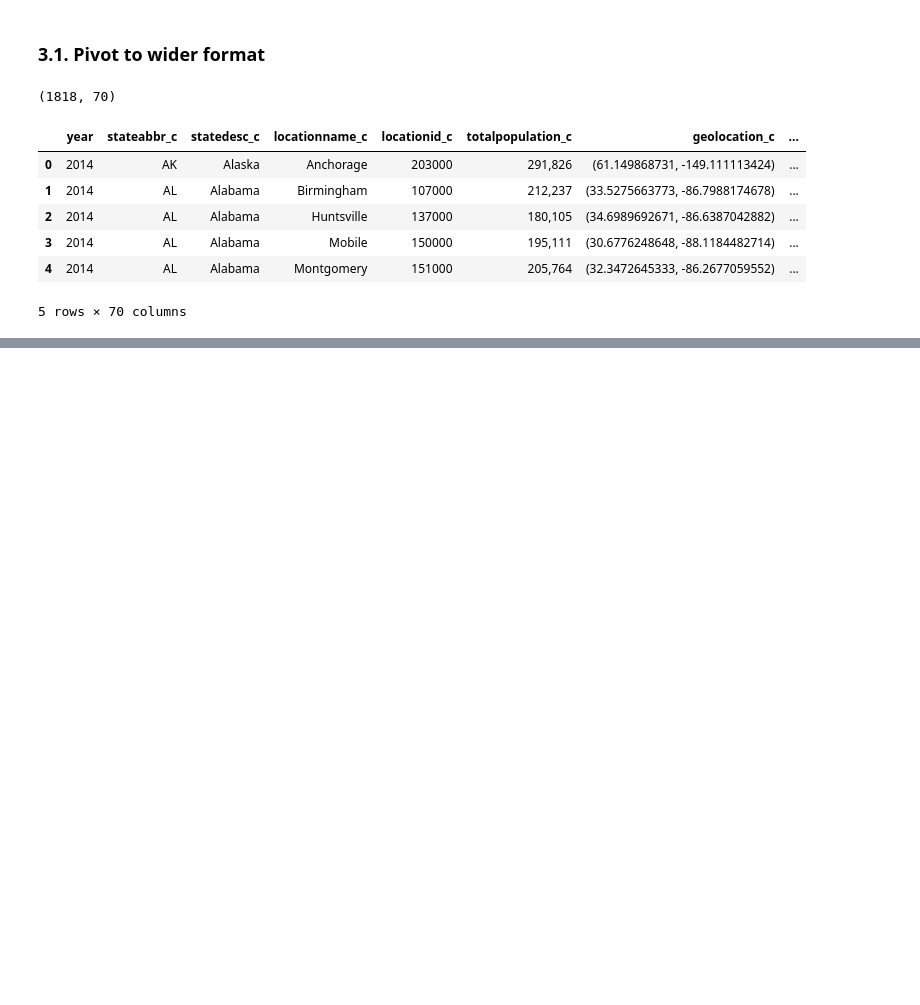
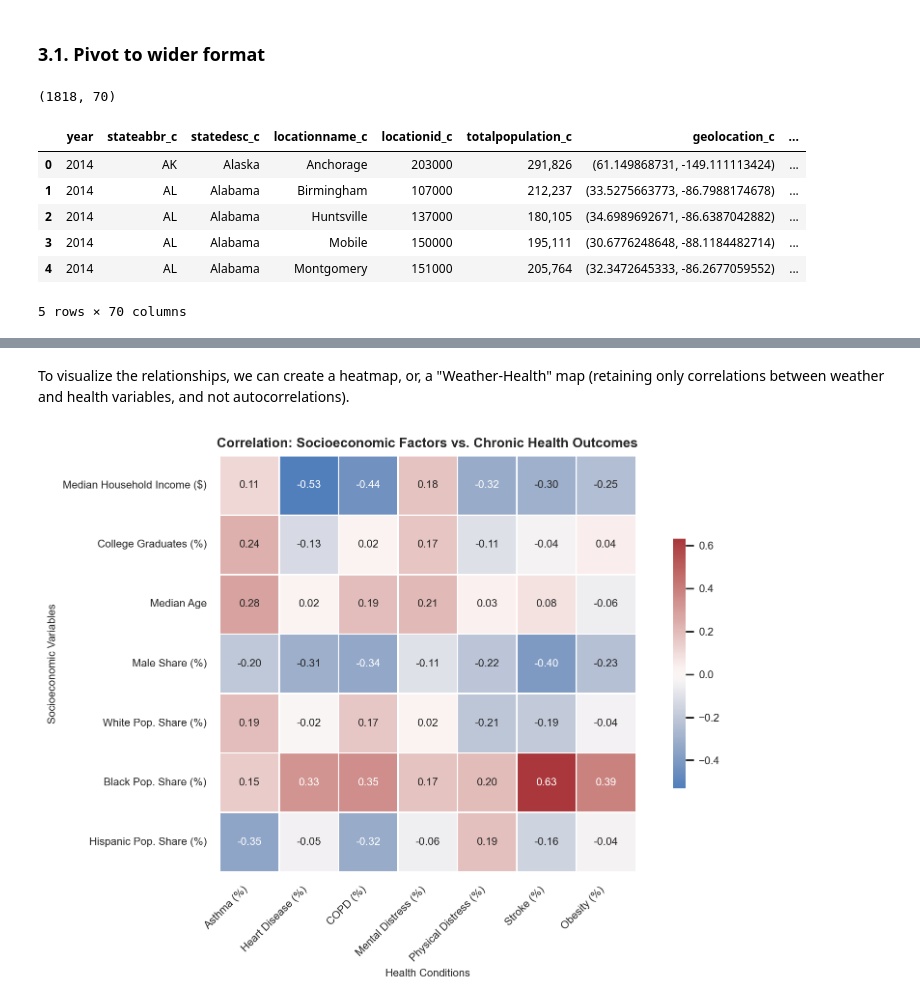
Before and after one commit to hertie-dsa-26/project-krasss, a Jupyter notebook: EDA/eda_bivariate.ipynb, the cells around one changed output, grey strips where cells are left out. Drawn from its saved outputs; the diff is of its cells as text; code cells hidden in the pictures; blank space fills up the shorter version.

```diff
--- a/EDA/eda_bivariate.ipynb
+++ b/EDA/eda_bivariate.ipynb
@@ -133,0 +278,10 @@ Index(['year', 'stateabbr_c', 'statedesc_c', 'locationname_c', 'locationid_c',
+# %%
+socioecon_vars = [
+    'median_household_income_u',
+    'pct_bachelors_plus_u',
+    'median_age_u',
+    'pct_male_u',
+    'pct_white_u',
+    'pct_black_u',
+    'pct_hispanic_u'
+]
@@ -133,0 +317,44 @@ Index(['year', 'stateabbr_c', 'statedesc_c', 'locationname_c', 'locationid_c',
+# %% [markdown]
+To visualize the relationships, we can create a heatmap, or, a "Weather-Health" map (retaining only correlations between weather and health variables, and not autocorrelations).
+# %%
+rename_dict.update({
+    'median_household_income_u': 'Median Household Income ($)',
+    'pct_bachelors_plus_u': 'College Graduates (%)',
+    'median_age_u': 'Median Age',
+    'pct_male_u': 'Male Share (%)',
+    'pct_female_u': 'Female Share (%)',
+    'pct_white_u': 'White Pop. Share (%)',
+    'pct_black_u': 'Black Pop. Share (%)',
+    'pct_hispanic_u': 'Hispanic Pop. Share (%)'
+})
+
+corr_matrix_socioecon = df_pivot[socioecon_vars + health_vars].dropna().corr().loc[socioecon_vars, health_vars]
+
+corr_matrix_socioecon.index = [rename_dict.get(x, x) for x in corr_matrix_socioecon.index]
+corr_matrix_socioecon.columns = [rename_dict.get(x, x) for x in corr_matrix_socioecon.columns]
+
+plt.figure(figsize=(9, 6))
+
+ax_socioecon = sns.heatmap(corr_matrix_socioecon,
+            annot=True,
+            fmt=".2f",
+            cmap='vlag',
+            center=0,
+            square=True,
+            linewidths=.5,
+            cbar_kws={"shrink": .6, "pad": 0.05},
+            annot_kws={"size": 8})
+
+plt.title("Correlation: Socioeconomic Factors vs. Chronic Health Outcomes", fontsize=10, weight='bold')
+plt.xticks(fontsize=8, rotation=45, ha='right')
+plt.yticks(fontsize=8)
+plt.xlabel("Health Conditions", fontsize=8)
+plt.ylabel("Socioeconomic Variables", fontsize=8)
+
+cbar = ax_socioecon.collections[0].colorbar
+cbar.ax.tick_params(labelsize=8)
+
+plt.tight_layout()
+plt.show()
+# %% [output]
+[figure, added]
```
Also changed, not shown: parts of 32 cells of this notebook, 2 other files.
